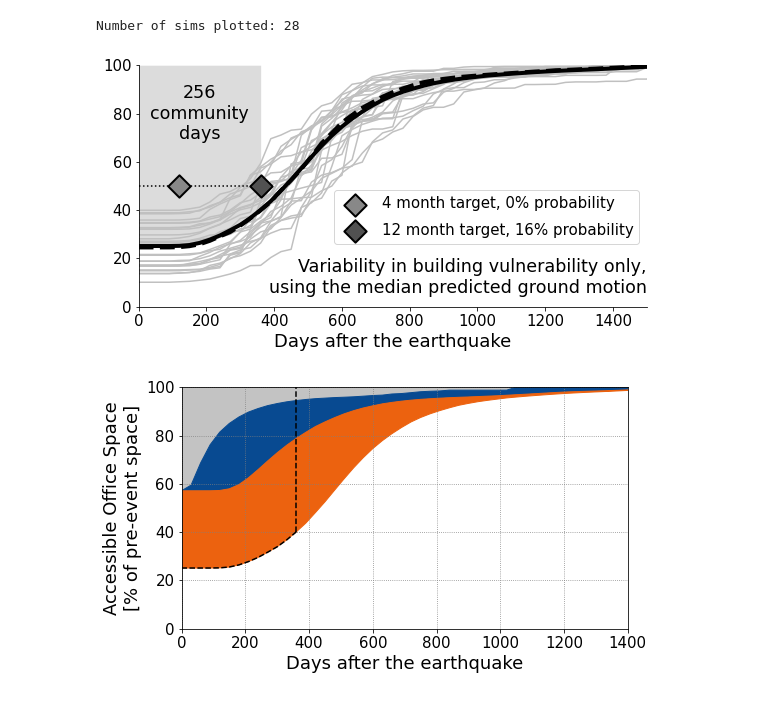
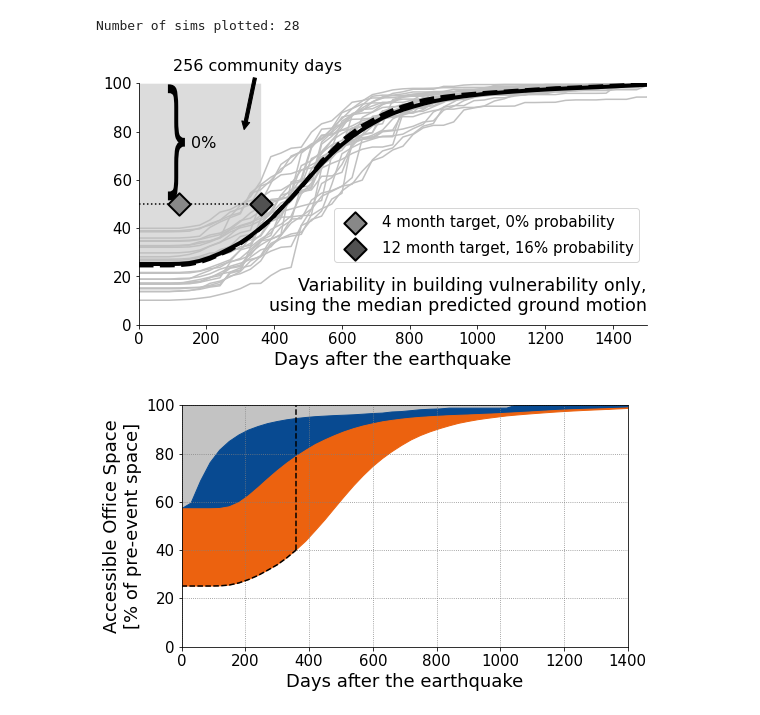
Before and after one commit to annehulsey/cranes, a Jupyter notebook: downtown SF case study/journal figures/Compare to Median Ground Motions.ipynb, the cells around one changed output. Saved outputs shown, nothing was run; the diff lists cells and outputs as text; code cells hidden in the pictures.

Commit message:
updates figure Jupyter notebooks after paper edits

```diff
--- a/downtown SF case study/journal figures/Compare to Median Ground Motions.ipynb
+++ b/downtown SF case study/journal figures/Compare to Median Ground Motions.ipynb
@@ -9,3 +7,9 @@ output_filename = 'output/median_ground_motion_comparison_results.h5'
+# %%
+output_filename = 'output/median_ground_motion_comparison_results.h5'
+
+with h5py.File(output_filename, 'r') as hf:
+
+    cases = ast.literal_eval(hf['Results'].attrs.__getitem__('contents'))
 # %%
 case = 'baseline'
 i_rup = 0
@@ -103,7 +107,8 @@ summary_results
 |  | Mean Community Days Lost | Mean community days lost\nwithin ... | Days until mean recovery\nis at 8... | % Likelihood of achieving\n50% fu... | ... |
 | baseline | 419 | 256 | 652 | 0 | ... |
 # %%
-  with h5py.File(output_filename, 'r') as hf:
+case = 'baseline'
+with h5py.File(output_filename, 'r') as hf:
 
     cases = ast.literal_eval(hf['Results'].attrs.__getitem__('contents'))
     i_damage = cases[case]['i_damage']
@@ -167,6 +172,18 @@ summary_results
     cordon_map = gpd.GeoDataFrame.from_features(cordon_map)
     cordon_map.set_index('id', drop=True, inplace=True)
     cordon_map.crs = {'init': 'epsg:4326'}
+# %%
+import matplotlib.transforms as mtrans
+from matplotlib.text import TextPath
+from matplotlib.patches import PathPatch
+
+def curly(x,y, scale, ax=None):
+    if not ax: ax=plt.gca()
+    tp = TextPath((0, 0), "}", size=1)
+    trans = mtrans.Affine2D().scale(2.5*scale, scale) + \
+        mtrans.Affine2D().translate(x,y) + ax.transData
+    pp = PathPatch(tp, lw=0, fc="k", transform=trans, zorder=10)
+    ax.add_artist(pp)
 # %%
 target_time = [30 * 4, 30 * 12]
 target_threshold = [50] * len(target_time)
@@ -207,36 +224,51 @@ for p in range(len(target_time)):
     recovery_slice = np.squeeze(community_recovery[time_idx,rup_idx,occ_idx,rec_idx,:])
     threshold_idx = np.searchsorted(np.sort(recovery_slice), target_threshold[p])
     q = 100 * (1-threshold_idx/n_sims)
 
     label = '{0:.0f}'.format(target_time[p]/30) + ' month target, ' + '{0:.0f}'.format(q) + '% probability'
     _ = plt.scatter(target_time[p], target_threshold[p], marker='D', s=250, color=target_colors[p], edgecolor='k', linewidth=2, label=label, zorder=10)
 _ = plt.plot([0,target_time[-1]],[50]*2,':k')
 _ = ax.legend(handlelength=2, labelspacing=0.75,bbox_to_anchor=(1,0.23),loc='lower right')
 
 _ = plt.xlim([0,1500])
 _ = plt.ylim([0,100])
 _ = ax.spines['right'].set_visible(False)
 _ = ax.spines['top'].set_visible(False)
 
 ylabel = 'Accessible '+occupancy_labels[occ_idx][0]+',\n% of pre-event space'
 ylabel = 'Accessible Office Space\n[% of pre-event space]'
 _ = plt.ylabel('')
 _ = plt.xlabel('Days after the earthquake')
 _ = plt.tight_layout()
 
 _ = ax.annotate('Variability in building vulnerability only,\nusing the median predicted ground motion', [1500, 12],
                ha='right', va='center', fontsize=17.5)
 
+fontsize = 16
+curly(70,60,52, ax=None)
+text = '{0:.0f}%'.format(summary_results.loc['baseline','% Likelihood of achieving\n50% functionality in 4 months'])
+_ = plt.annotate(text,fontsize=fontsize,
+            xy=(155, 75), ha='left', va='center'
+            )
+
 n_days = summary_results.loc['baseline','Mean community days lost\nwithin the first year']
-_ = ax.annotate('{0:.0f}\ncommunity\ndays'.format(n_days), [180, 80],
-               ha='center', va='center', fontsize=17.5)
+text = '{0:.0f} community days'.format(n_days)
+arrow_start=(310,80)
+arrow_end  =(350,110)
+_ = plt.annotate(text, fontsize=fontsize, ha='center', va='top',
+                xy=arrow_start, xycoords='data',
+                xytext=arrow_end, textcoords='data',
+                arrowprops=dict(arrowstyle='simple',
+                                color='k',
+                                connectionstyle='arc3'))
+
 
 filename = 'summary_statistics_given_median_ground_motion'
 plt.savefig('figures_pdf/'+filename+'.pdf', bbox_inches='tight', pad_inches=0.1)
 plt.savefig('figures_png/'+filename+'.png', dpi=300, bbox_inches='tight', pad_inches=0.1)
 # %% [output]
 Number of sims plotted: 28
-[figure, old version]
+[figure, new version]
 # %%
 occ_labels = ['Residential', 'Office', 'All Occupancies']
 i_occ = 1
```
Also changed, not shown: parts of 1 cell of this notebook.
